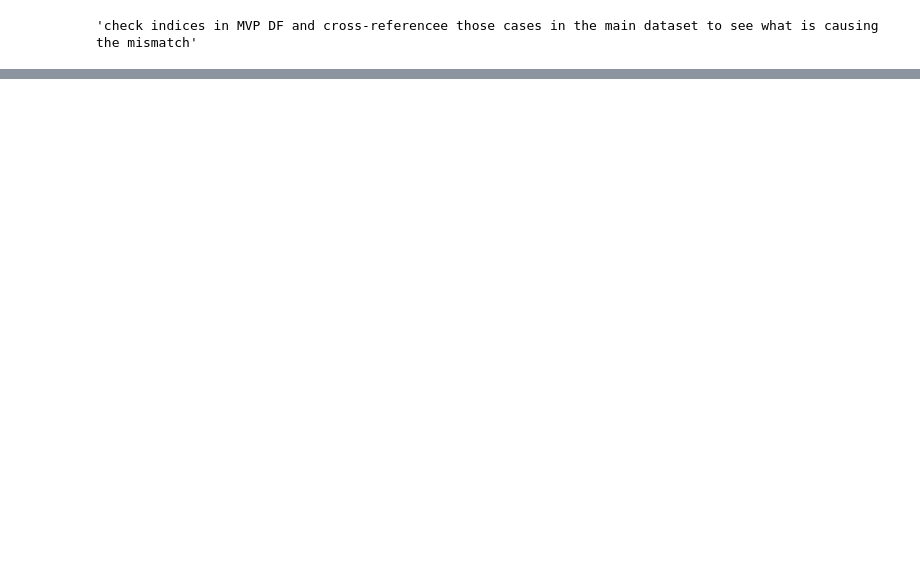
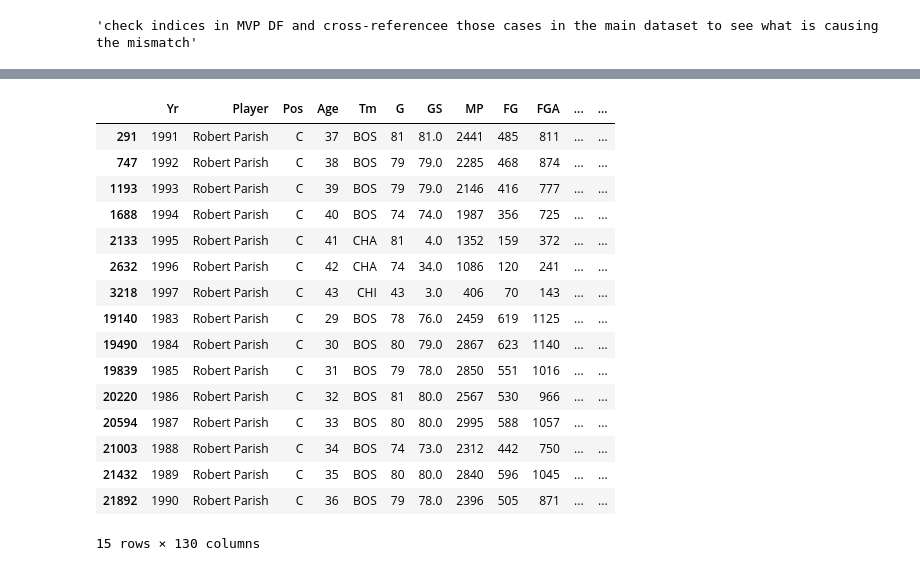
Before and after one commit to mitchellren123/NBA-Accolade-Analysis, a Jupyter notebook: NBA-Accolades.ipynb, the cells around one changed output, grey strips where cells are left out. Saved outputs shown, nothing was run; the diff lists cells and outputs as text; code cells hidden in the pictures; blank space fills up the shorter version.

Commit message:
Table joining

```diff
--- a/NBA-Accolades.ipynb
+++ b/NBA-Accolades.ipynb
@@ -1498,3 +1753,23 @@ outliers_indices
+# %%
+totals_and_advanced_and_per100pos_and_per36min_and_pergame_and_teams_df[totals_and_advanced_and_per100pos_and_per36min_and_pergame_and_teams_df['Player'] == 'Robert Parish']
+# %% [output]
+|  | Yr | Player | Pos | Age | Tm | G | GS | MP | FG | FGA | ... | ... |
+| 291 | 1991 | Robert Parish | C | 37 | BOS | 81 | 81.0 | 2441 | 485 | 811 | ... | ... |
+| 747 | 1992 | Robert Parish | C | 38 | BOS | 79 | 79.0 | 2285 | 468 | 874 | ... | ... |
+| 1193 | 1993 | Robert Parish | C | 39 | BOS | 79 | 79.0 | 2146 | 416 | 777 | ... | ... |
+| 1688 | 1994 | Robert Parish | C | 40 | BOS | 74 | 74.0 | 1987 | 356 | 725 | ... | ... |
+| 2133 | 1995 | Robert Parish | C | 41 | CHA | 81 | 4.0 | 1352 | 159 | 372 | ... | ... |
+| 2632 | 1996 | Robert Parish | C | 42 | CHA | 74 | 34.0 | 1086 | 120 | 241 | ... | ... |
+| 3218 | 1997 | Robert Parish | C | 43 | CHI | 43 | 3.0 | 406 | 70 | 143 | ... | ... |
+| 19140 | 1983 | Robert Parish | C | 29 | BOS | 78 | 76.0 | 2459 | 619 | 1125 | ... | ... |
+| 19490 | 1984 | Robert Parish | C | 30 | BOS | 80 | 79.0 | 2867 | 623 | 1140 | ... | ... |
+| 19839 | 1985 | Robert Parish | C | 31 | BOS | 79 | 78.0 | 2850 | 551 | 1016 | ... | ... |
+| 20220 | 1986 | Robert Parish | C | 32 | BOS | 81 | 80.0 | 2567 | 530 | 966 | ... | ... |
+| 20594 | 1987 | Robert Parish | C | 33 | BOS | 80 | 80.0 | 2995 | 588 | 1057 | ... | ... |
+| 21003 | 1988 | Robert Parish | C | 34 | BOS | 74 | 73.0 | 2312 | 442 | 750 | ... | ... |
+| 21432 | 1989 | Robert Parish | C | 35 | BOS | 80 | 80.0 | 2840 | 596 | 1045 | ... | ... |
+| 21892 | 1990 | Robert Parish | C | 36 | BOS | 79 | 78.0 | 2396 | 505 | 871 | ... | ... |
+15 rows × 130 columns
 # %%
 # duplicates = totals_and_advanced_df.duplicated(subset=['joinkey'])
 # %%
```
Also changed, not shown: parts of 34 cells of this notebook, 1 other file.
